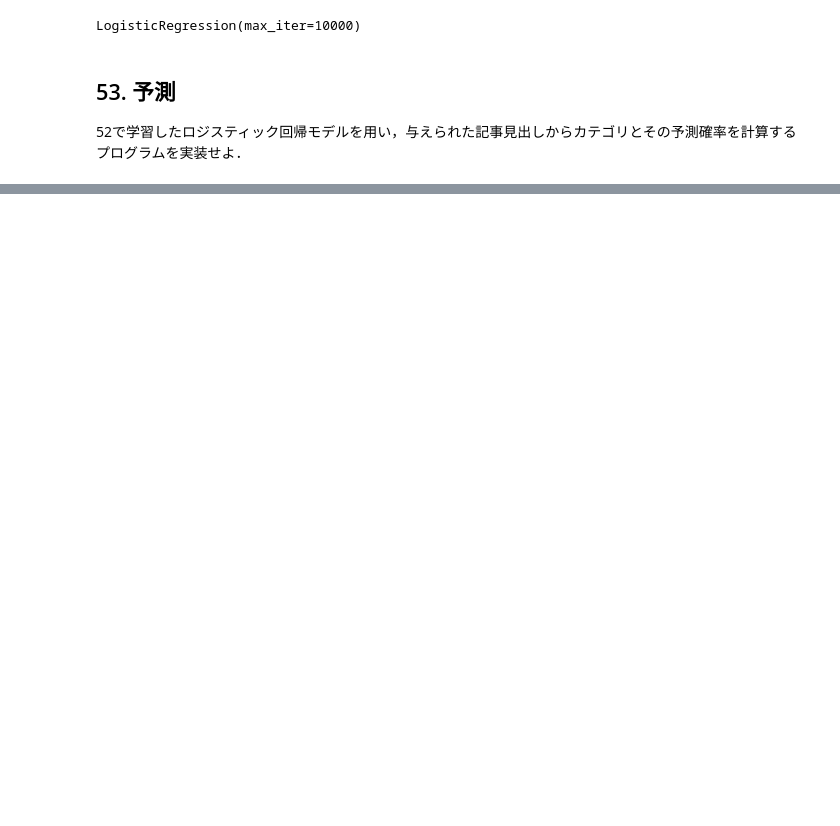
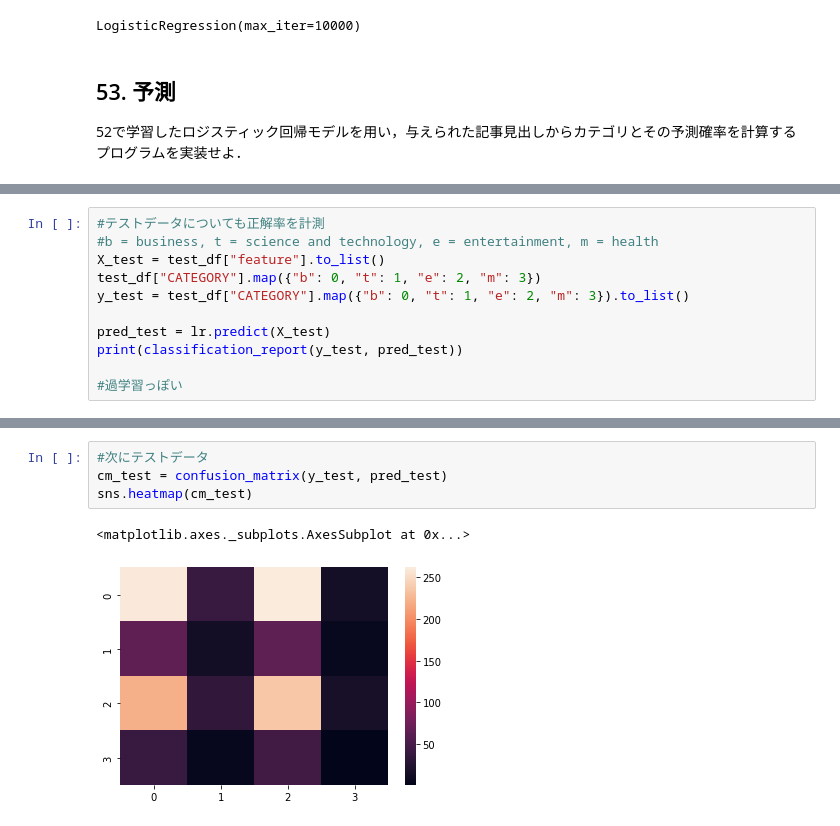
Before and after one commit to takuma1229/nlp100, a Jupyter notebook: chapter6.ipynb, the cells around one changed output, grey strips where cells are left out. Cells and saved outputs as stored; diff of their text form; blank space fills up the shorter version.

```diff
--- a/chapter6.ipynb
+++ b/chapter6.ipynb
@@ -185,0 +212,11 @@ ValueError: ignored
+# %%
+#テストデータについても正解率を計測
+#b = business, t = science and technology, e = entertainment, m = health
+X_test = test_df["feature"].to_list()
+test_df["CATEGORY"].map({"b": 0, "t": 1, "e": 2, "m": 3})
+y_test = test_df["CATEGORY"].map({"b": 0, "t": 1, "e": 2, "m": 3}).to_list()
+
+pred_test = lr.predict(X_test)
+print(classification_report(y_test, pred_test))
+
+#過学習っぽい
@@ -185,0 +253,7 @@ ValueError: ignored
+# %%
+#次にテストデータ
+cm_test = confusion_matrix(y_test, pred_test)
+sns.heatmap(cm_test)
+# %% [output]
+<matplotlib.axes._subplots.AxesSubplot at 0x...>
+[figure, added]
```
Also changed, not shown: parts of 29 cells of this notebook.
